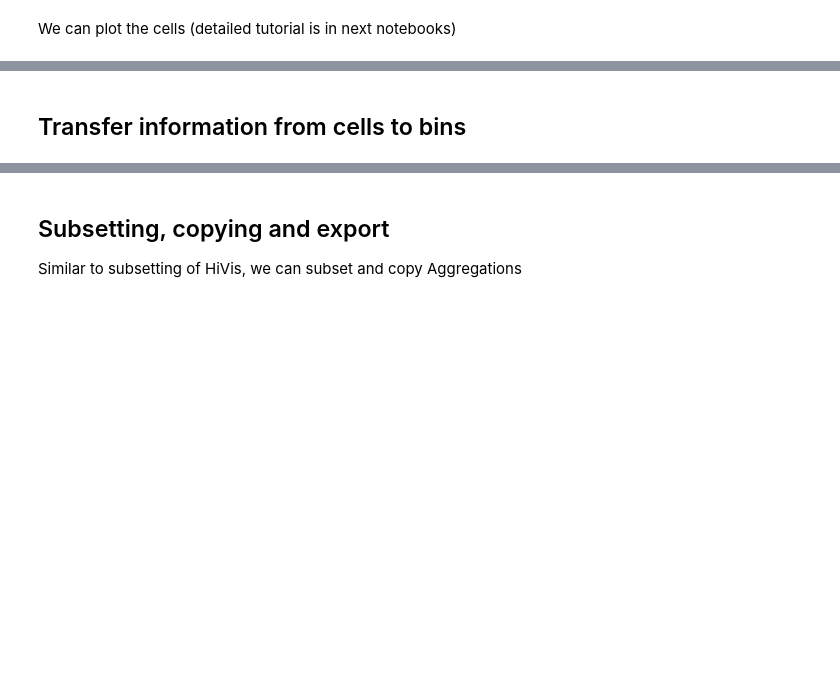
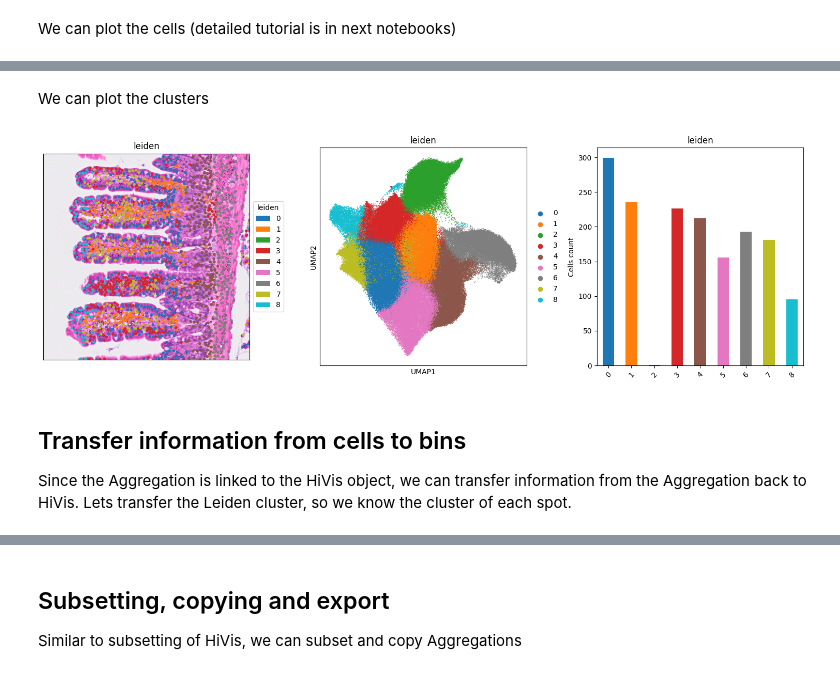
Before and after one commit to roynov01/HiVis, a Jupyter notebook: tutorials/3_single-cell_aggregation.ipynb, the cells around one changed output, grey strips where cells are left out. Saved outputs shown, nothing was run; the diff lists cells and outputs as text; code cells hidden in the pictures; blank space fills up the shorter version.

```diff
--- a/tutorials/3_single-cell_aggregation.ipynb
+++ b/tutorials/3_single-cell_aggregation.ipynb
@@ -63,2 +134,14 @@ plt.tight_layout()
+# %% [markdown]
+We can plot the clusters
+# %%
+cmap = "tab10"
+fig, axes = plt.subplots(1, 3, figsize=(15, 5))
+si.agg["SC"].plot.spatial("leiden", xlim=[0,400], ylim=[3300,3700],size=15, ax=axes[0], axis_labels=False,cmap=cmap)
+si.agg["SC"].plot.umap("leiden",size=5, ax=axes[1],cmap=cmap)
+si.agg["SC"].plot.hist("leiden", ax=axes[2], ylab="Cells count",cmap=cmap,cropped=True)
+plt.tight_layout()
+# %% [output]
+[figure, added]
 # %% [markdown]
 ## Transfer information from cells to bins
+Since the Aggregation is linked to the HiVis object, we can transfer information from the Aggregation back to HiVis. Lets transfer the Leiden cluster, so we know the cluster of each spot.
```
Also changed, not shown: parts of 20 cells of this notebook, 5 other files.
